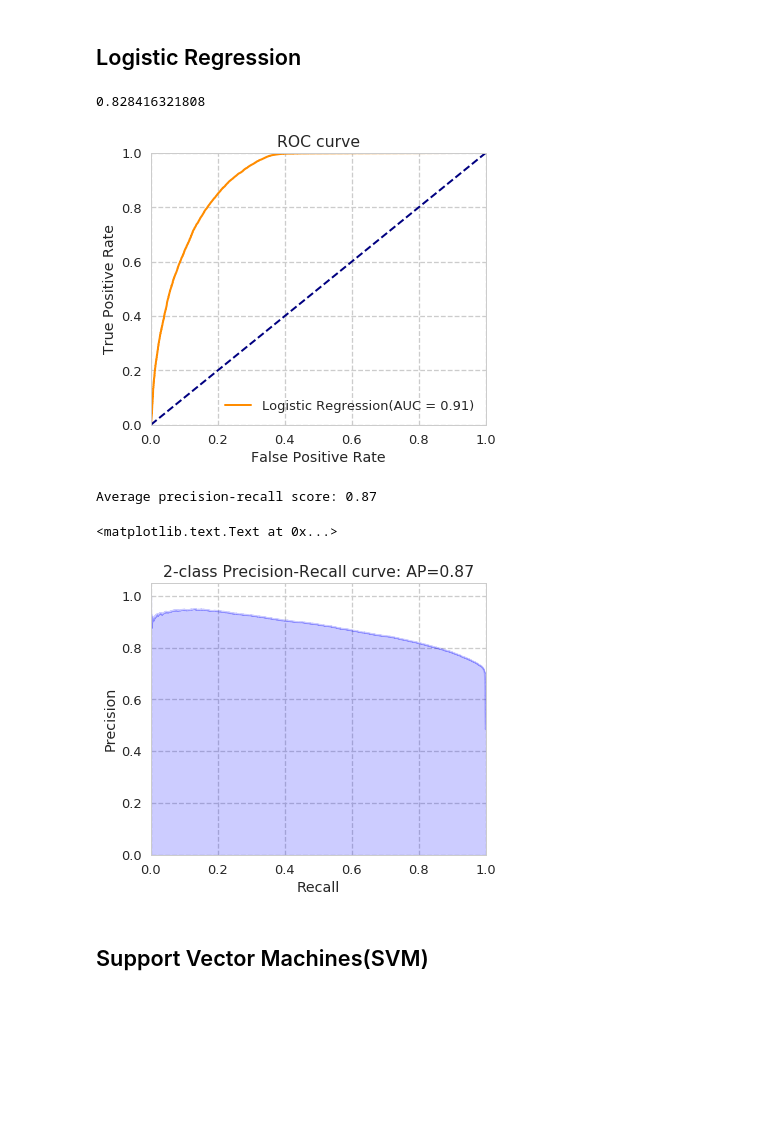
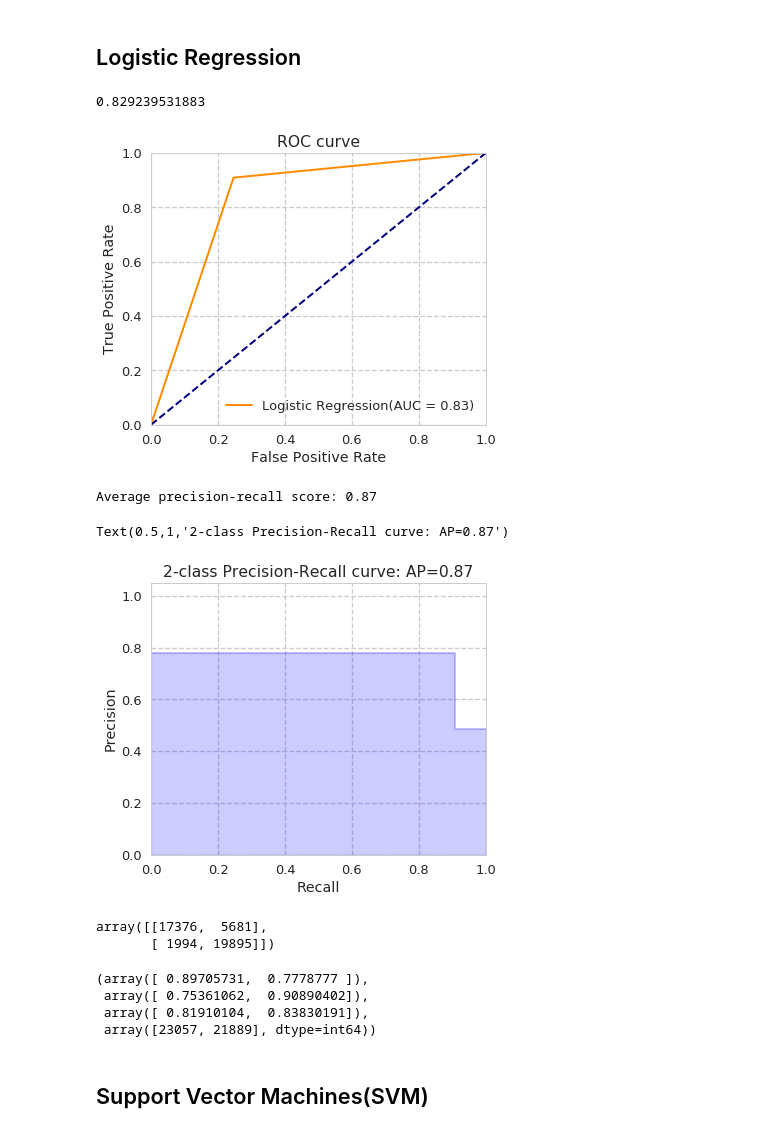
Before and after one commit to harishpuvvada/LoanDefault-Prediction, a Jupyter notebook: Loan Default Prediction.ipynb, the cells around one changed output. Saved outputs shown, nothing was run; the diff lists cells and outputs as text; code cells hidden in the pictures; blank space fills up the shorter version.

Commit message:
Apply confusion matrix and precision, recall, f1

```diff
--- a/Loan Default Prediction.ipynb
+++ b/Loan Default Prediction.ipynb
@@ -56,7 +57,8 @@ dataset.shape
 (376233, 52)
 # %%
 features = ['funded_amnt','emp_length','annual_inc','home_ownership','grade',
-            "last_pymnt_amnt", "mort_acc", "pub_rec", "int_rate", "open_acc","num_actv_rev_tl",
+            "last_pymnt_amnt", "mort_acc",
+            "pub_rec", "int_rate", "open_acc","num_actv_rev_tl",
             "mo_sin_rcnt_rev_tl_op","mo_sin_old_rev_tl_op","bc_util","bc_open_to_buy",
             "avg_cur_bal","acc_open_past_24mths",'loan_status'] #selecting final features #'addr_state''tax_liens',
 Final_data = dataset[features] #19 features with target var
@@ -86,7 +108,7 @@ Final_data.shape
 (376233, 18)
 # %%
 scl = preprocessing.StandardScaler() #instance of preprocessing
-fields = Final_data.columns.values[:-1]
+fields = Final_data.columns.values[0:-1]
 data_clean = pd.DataFrame(scl.fit_transform(Final_data[fields]), columns = fields)
 data_clean['loan_status'] = Final_data['loan_status']
 data_clean['loan_status'].value_counts()
@@ -187,30 +222,43 @@ Average precision-recall score: 0.86
 # %%
 clf_LR = linear_model.LogisticRegression(C=1e30)
 clf_LR.fit(X_train,y_train)
-LR_Predict = clf_LR.predict_proba(X_test)[:,1]
+LR_Predict = clf_LR.predict(X_test)
 LR_Accuracy = accuracy_score(y_test,LR_Predict.round())
 print(LR_Accuracy)
 plotAUC(y_test,LR_Predict,'Logistic Regression')
+confusion_matrix(y_test,LR_Predict)
 plt.show()
 
 average_precision = average_precision_score(y_test, LR_Predict)
 print('Average precision-recall score: {0:0.2f}'.format(average_precision))
 
 precision, recall, _ = precision_recall_curve(y_test, LR_Predict)
 plt.figure(figsize=(6,5))
 plt.step(recall, precision, color='b', alpha=0.2,where='post')
 plt.fill_between(recall, precision, step='post', alpha=0.2,color='b')
 plt.xlabel('Recall')
 plt.ylabel('Precision')
 plt.ylim([0.0, 1.05])
 plt.xlim([0.0, 1.0])
 plt.title('2-class Precision-Recall curve: AP={0:0.2f}'.format(average_precision))
 # %% [output]
-0.828416321808
+0.829239531883
-[figure, old version]
+[figure, new version]
 Average precision-recall score: 0.87
-<matplotlib.text.Text at 0x...>
+Text(0.5,1,'2-class Precision-Recall curve: AP=0.87')
-[figure, old version]
+[figure, new version]
+# %%
+confusion_matrix(y_test,LR_Predict.round())
+# %% [output]
+array([[17376,  5681],
+       [ 1994, 19895]])
+# %%
+prf1(y_test,LR_Predict.round())
+# %% [output]
+(array([ 0.89705731,  0.7778777 ]),
+ array([ 0.75361062,  0.90890402]),
+ array([ 0.81910104,  0.83830191]),
+ array([23057, 21889], dtype=int64))
 # %% [markdown]
 ## Support Vector Machines(SVM)
 # %%
```
Also changed, not shown: parts of 11 cells of this notebook.
